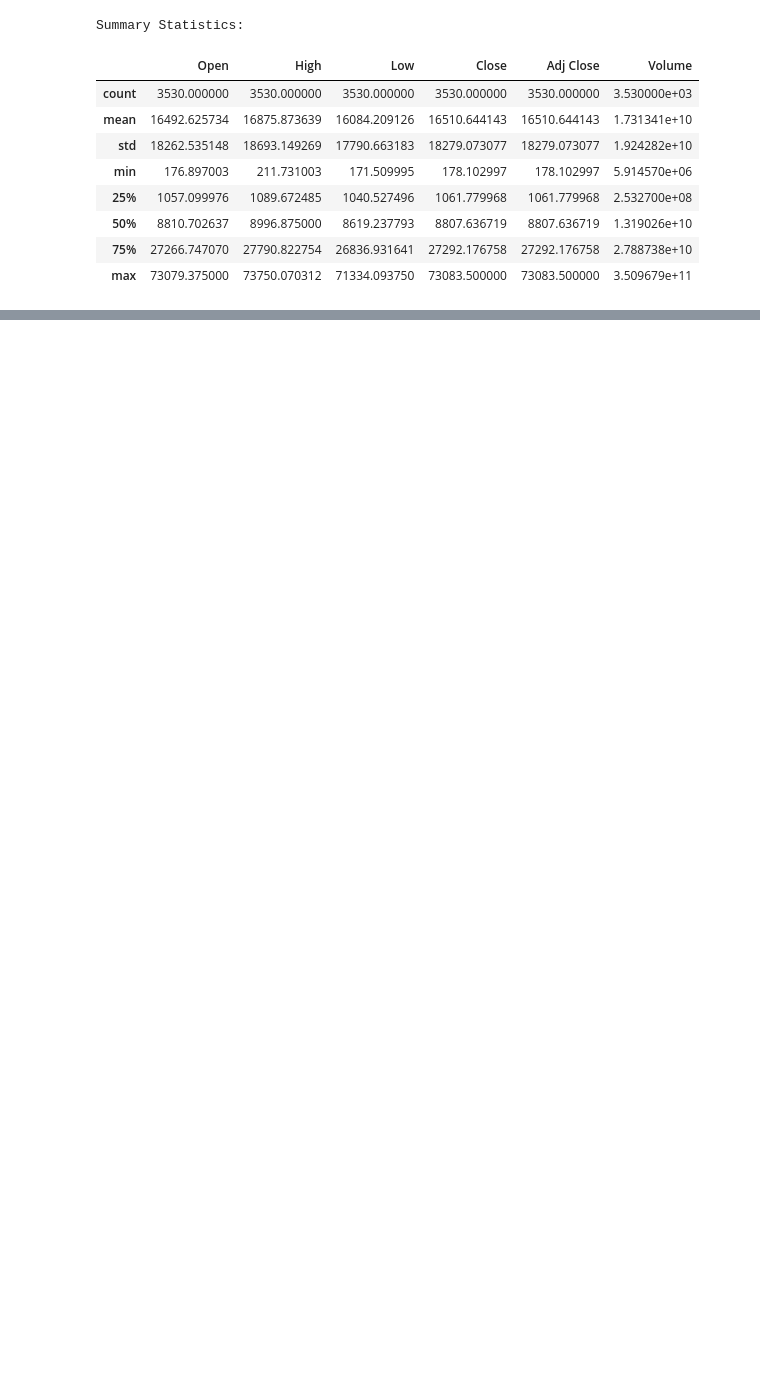
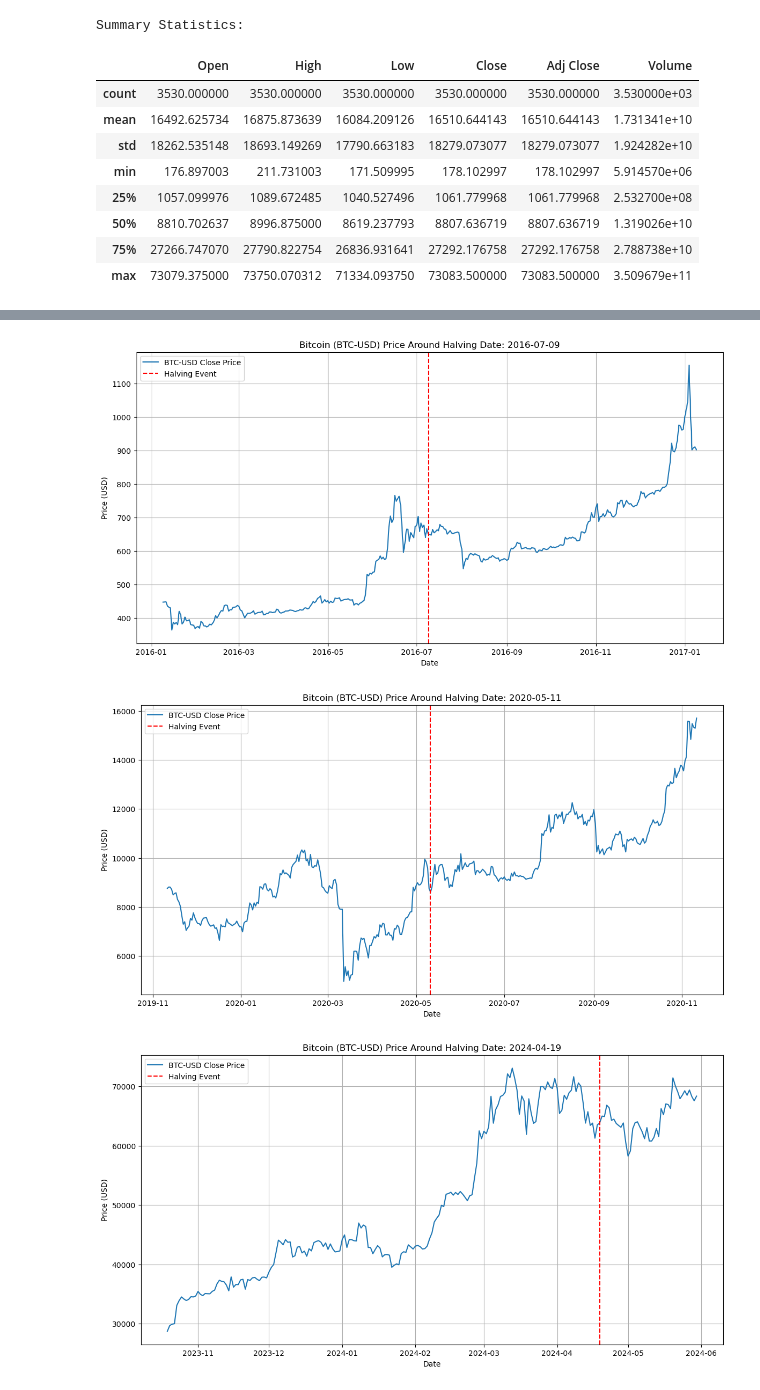
Before and after one commit to khan-asim-88/Comparative-Analysis-of-Time-Series-Forecasting-Models-for-Cryptocurrency-Price-Prediction, a Jupyter notebook: Code.ipynb, the cells around one changed output, grey strips where cells are left out. Saved outputs shown, nothing was run; the diff lists cells and outputs as text; code cells hidden in the pictures; blank space fills up the shorter version.

```diff
--- a/Code.ipynb
+++ b/Code.ipynb
@@ -66,0 +144,20 @@ plt.show()
+# %%
+for halving_date in halving_dates:
+    halving_date = pd.to_datetime(halving_date)
+    start_date = halving_date - pd.DateOffset(months=6)
+    end_date = halving_date + pd.DateOffset(months=6)
+    halving_period = btc_data.loc[start_date:end_date]
+
+    plt.figure(figsize=(14, 7))
+    plt.plot(halving_period['Close'], label='BTC-USD Close Price')
+    plt.axvline(halving_date, color='r', linestyle='--', label='Halving Event')
+    plt.title(f'Bitcoin (BTC-USD) Price Around Halving Date: {halving_date.date()}')
+    plt.xlabel('Date')
+    plt.ylabel('Price (USD)')
+    plt.legend()
+    plt.grid()
+    plt.show()
+# %% [output]
+[figure, added]
+[figure, added]
+[figure, added]
```
Also changed, not shown: parts of 14 cells of this notebook, 1 other file.
